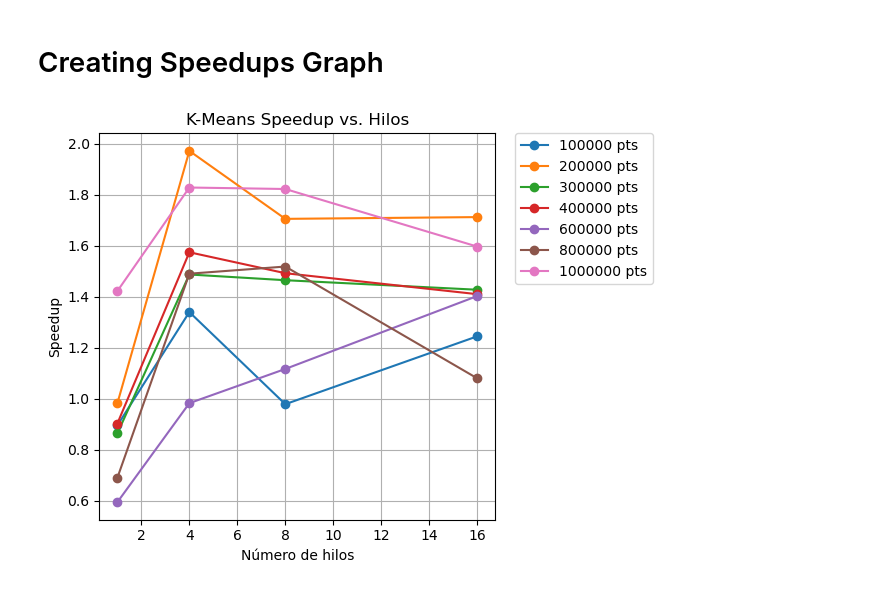
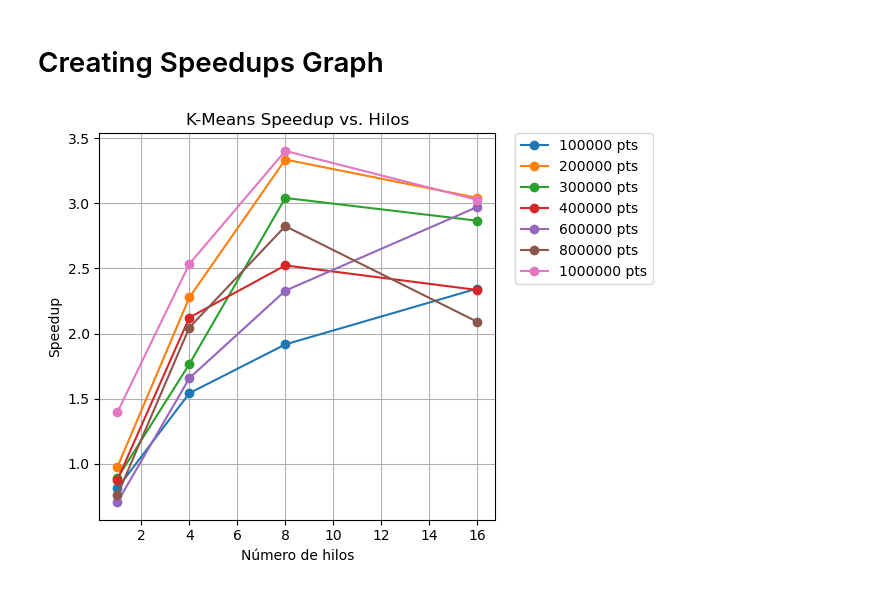
Before and after one commit to guillermoArr/K-Means-OMP, a Jupyter notebook: speedups_graph.ipynb, the cells around one changed output. Cells and saved outputs as stored; diff of their text form; code cells hidden in the pictures.

```diff
--- a/speedups_graph.ipynb
+++ b/speedups_graph.ipynb
@@ -3,35 +3,35 @@
 # %%
 import pandas as pd
 import matplotlib.pyplot as plt
 
 # Load data
-df = pd.read_csv("output/speedups.csv")
+df = pd.read_csv("output/speedups2.csv")
 df = df[df['NumThreads'] != 0]
 
 # Create plot
 for data_size in df["DataSize"].unique():
     subset = df[df["DataSize"] == data_size]
     plt.plot(subset["NumThreads"], subset["Speedup"], marker='o', label=f"{data_size} pts")
 
 # Labels and title
 plt.xlabel("Número de hilos")
 plt.ylabel("Speedup")
 plt.title("K-Means Speedup vs. Hilos")
 plt.grid()
 
 # Place legend outside the plot
 plt.legend(loc="upper left", bbox_to_anchor=(1.05, 1), borderaxespad=0.)
 
 # Adjust layout to fit legend
 plt.tight_layout()
 
 # Save the plot
-plt.savefig(f'images/speedups.png')
+plt.savefig(f'images/speedups2.png')
 
 # Show plot
 plt.show()
 # %% [output]
-[figure, old version]
+[figure, new version]
 # %%
 def plot_execution_times(csv_file):
     # Load the CSV file
```
Also changed, not shown: parts of 1 cell of this notebook, 8 other files.
